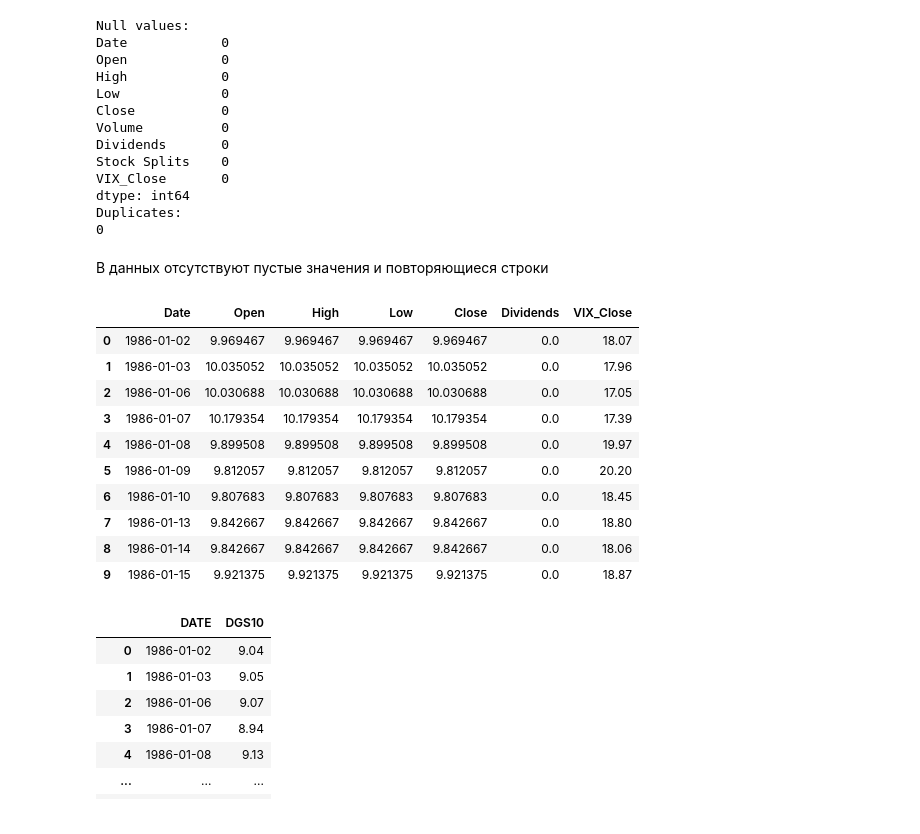
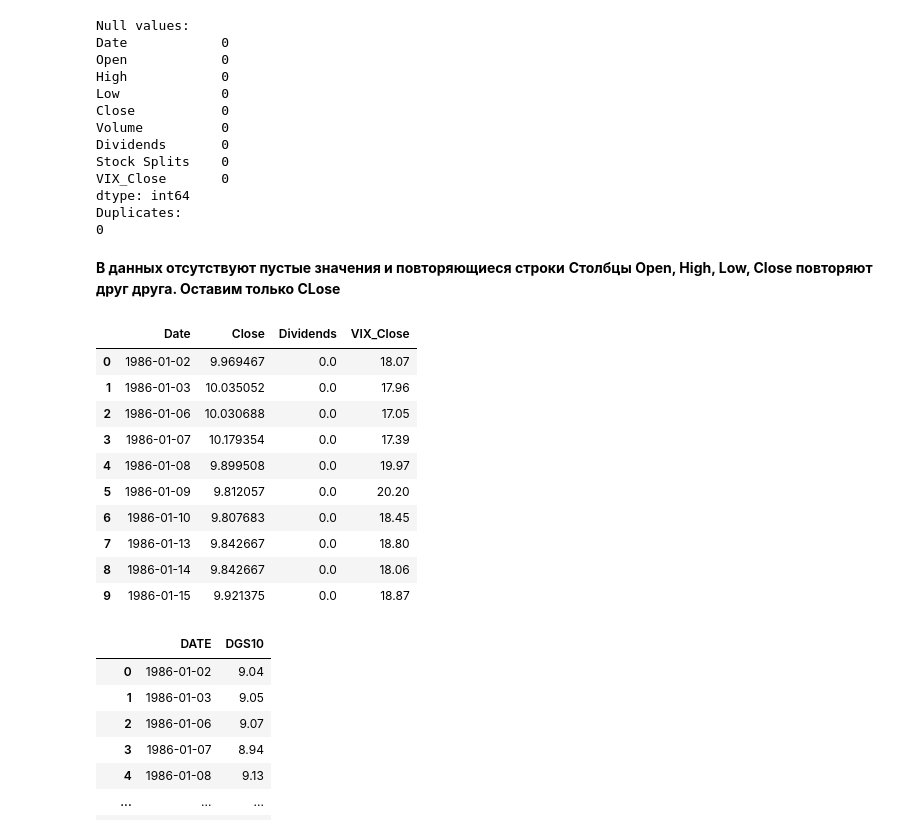
Before and after one commit to Den-is-me/test_ff, a Jupyter notebook: test_ff.ipynb, the cells around one changed output. Saved outputs shown, nothing was run; the diff lists cells and outputs as text; code cells hidden in the pictures.

```diff
--- a/test_ff.ipynb
+++ b/test_ff.ipynb
@@ -131,24 +131,25 @@ dtype: int64
 Duplicates:
 0
 # %% [markdown]
-В данных отсутствуют пустые значения и повторяющиеся строки
+**В данных отсутствуют пустые значения и повторяющиеся строки**
+**Столбцы Open, High, Low, Close повторяют друг друга. Оставим только CLose**
 # %%
 # Drop useless columns
 
-df = df.drop(['Stock Splits', 'Volume'], axis=1)
+df = df.drop(['Stock Splits', 'Volume', 'Open', 'High', 'Low'], axis=1)
 df.head(10)
 # %% [output]
-|  | Date | Open | High | Low | Close | Dividends | VIX_Close |
-| 0 | 1986-01-02 | 9.969467 | 9.969467 | 9.969467 | 9.969467 | 0.0 | 18.07 |
-| 1 | 1986-01-03 | 10.035052 | 10.035052 | 10.035052 | 10.035052 | 0.0 | 17.96 |
-| 2 | 1986-01-06 | 10.030688 | 10.030688 | 10.030688 | 10.030688 | 0.0 | 17.05 |
-| 3 | 1986-01-07 | 10.179354 | 10.179354 | 10.179354 | 10.179354 | 0.0 | 17.39 |
-| 4 | 1986-01-08 | 9.899508 | 9.899508 | 9.899508 | 9.899508 | 0.0 | 19.97 |
-| 5 | 1986-01-09 | 9.812057 | 9.812057 | 9.812057 | 9.812057 | 0.0 | 20.20 |
-| 6 | 1986-01-10 | 9.807683 | 9.807683 | 9.807683 | 9.807683 | 0.0 | 18.45 |
-| 7 | 1986-01-13 | 9.842667 | 9.842667 | 9.842667 | 9.842667 | 0.0 | 18.80 |
-| 8 | 1986-01-14 | 9.842667 | 9.842667 | 9.842667 | 9.842667 | 0.0 | 18.06 |
-| 9 | 1986-01-15 | 9.921375 | 9.921375 | 9.921375 | 9.921375 | 0.0 | 18.87 |
+|  | Date | Close | Dividends | VIX_Close |
+| 0 | 1986-01-02 | 9.969467 | 0.0 | 18.07 |
+| 1 | 1986-01-03 | 10.035052 | 0.0 | 17.96 |
+| 2 | 1986-01-06 | 10.030688 | 0.0 | 17.05 |
+| 3 | 1986-01-07 | 10.179354 | 0.0 | 17.39 |
+| 4 | 1986-01-08 | 9.899508 | 0.0 | 19.97 |
+| 5 | 1986-01-09 | 9.812057 | 0.0 | 20.20 |
+| 6 | 1986-01-10 | 9.807683 | 0.0 | 18.45 |
+| 7 | 1986-01-13 | 9.842667 | 0.0 | 18.80 |
+| 8 | 1986-01-14 | 9.842667 | 0.0 | 18.06 |
+| 9 | 1986-01-15 | 9.921375 | 0.0 | 18.87 |
 # %%
 # Добавляем данные по доходности гос облигаций
 # Берём данные по доходности 10 летних гос облигаций США с сайта https://fred.stlouisfed.org/series/dgs10
```
Also changed, not shown: parts of 19 cells of this notebook, 1 other file.
